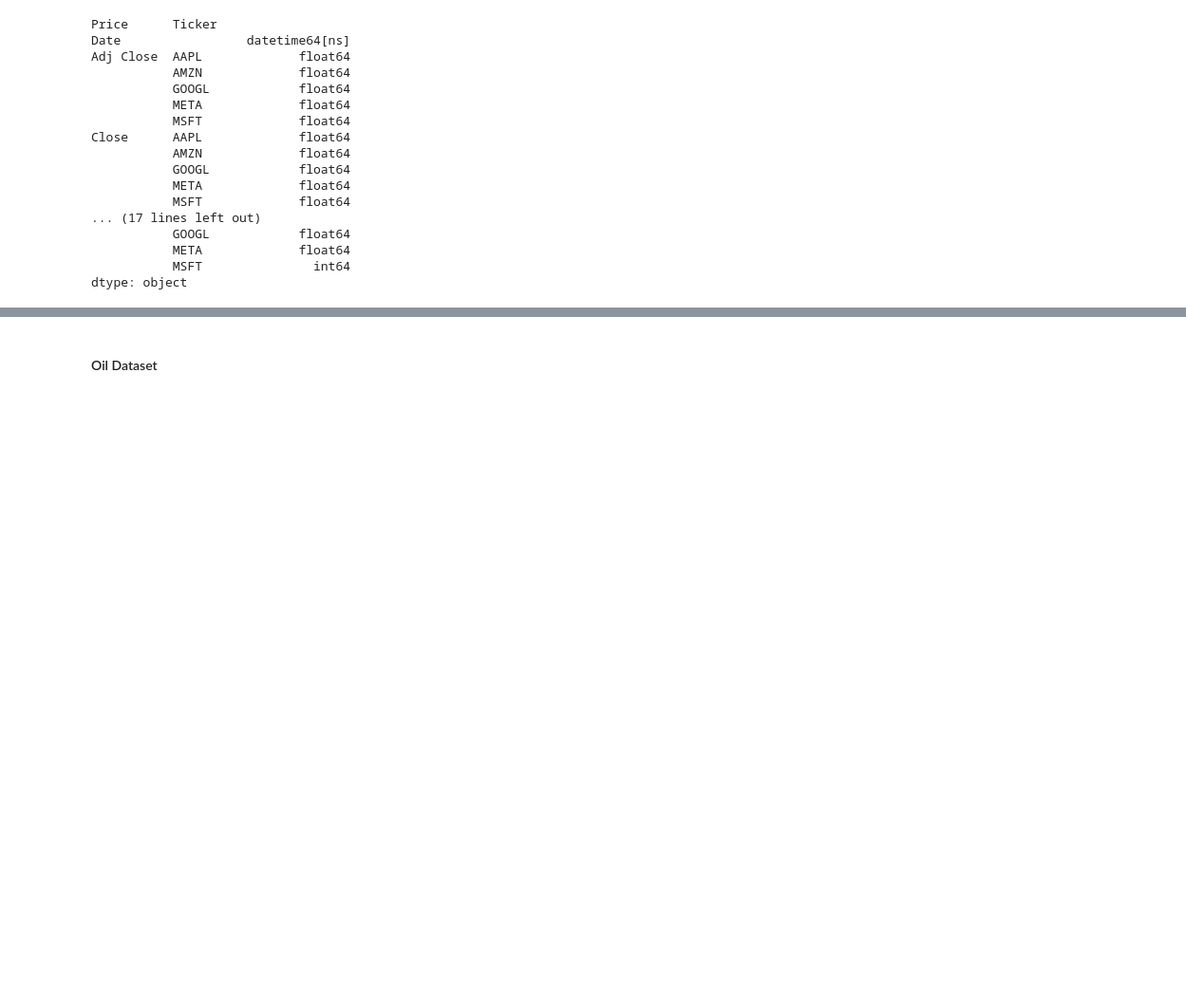
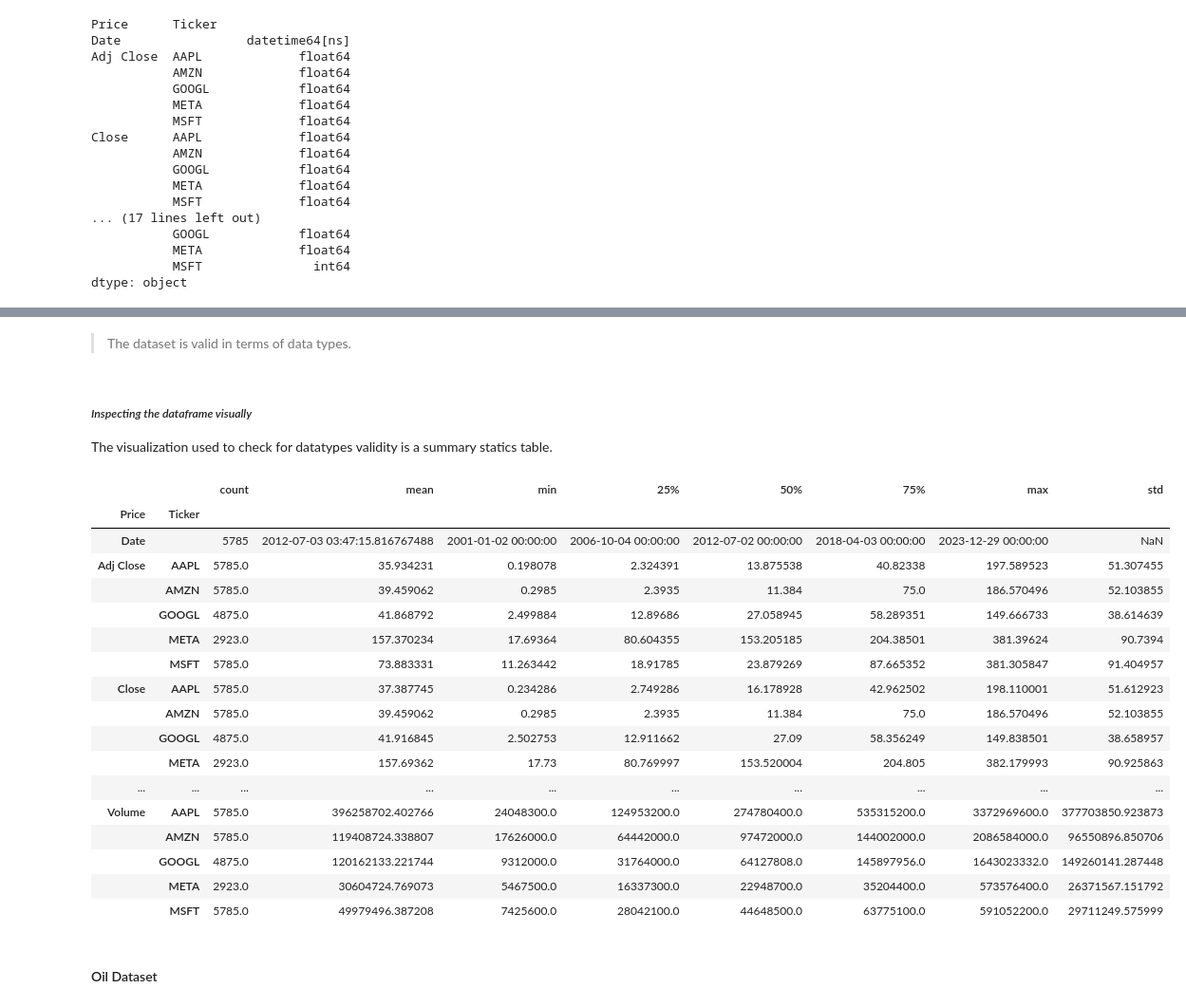
Before and after one commit to sondosaabed/Oil-vs-BigTech-stock-investigation, a Jupyter notebook: oil-bigTechCompanies-investigation.ipynb, the cells around one changed output, grey strips where cells are left out. Shown at 95% size. Cells and saved outputs as stored; diff of their text form; code cells hidden in the pictures; blank space fills up the shorter version.

```diff
--- a/oil-bigTechCompanies-investigation.ipynb
+++ b/oil-bigTechCompanies-investigation.ipynb
@@ -332,5 +347,30 @@ dtype: object
+# %% [markdown]
+> The dataset is valid in terms of data types.
+# %% [markdown]
+##### *Inspecting the dataframe visually*
+The visualization used to check for datatypes validity is a summary statics table.
 # %%
-## Inspecting the dataframe programmatically
+## Inspecting the dataframe visually
+stocks_data.describe().T
+# %% [output]
+|  |  | count | mean | min | 25% | 50% | 75% | max | std |
+| Price | Ticker |  |  |  |  |  |  |  |  |
+| Date |  | 5785 | 2012-07-03 03:47:15.816767488 | 2001-01-02 00:00:00 | 2006-10-04 00:00:00 | 2012-07-02 00:00:00 | 2018-04-03 00:00:00 | 2023-12-29 00:00:00 | NaN |
+| Adj Close | AAPL | 5785.0 | 35.934231 | 0.198078 | 2.324391 | 13.875538 | 40.82338 | 197.589523 | 51.307455 |
+|  | AMZN | 5785.0 | 39.459062 | 0.2985 | 2.3935 | 11.384 | 75.0 | 186.570496 | 52.103855 |
+|  | GOOGL | 4875.0 | 41.868792 | 2.499884 | 12.89686 | 27.058945 | 58.289351 | 149.666733 | 38.614639 |
+|  | META | 2923.0 | 157.370234 | 17.69364 | 80.604355 | 153.205185 | 204.38501 | 381.39624 | 90.7394 |
+|  | MSFT | 5785.0 | 73.883331 | 11.263442 | 18.91785 | 23.879269 | 87.665352 | 381.305847 | 91.404957 |
+| Close | AAPL | 5785.0 | 37.387745 | 0.234286 | 2.749286 | 16.178928 | 42.962502 | 198.110001 | 51.612923 |
+|  | AMZN | 5785.0 | 39.459062 | 0.2985 | 2.3935 | 11.384 | 75.0 | 186.570496 | 52.103855 |
+|  | GOOGL | 4875.0 | 41.916845 | 2.502753 | 12.911662 | 27.09 | 58.356249 | 149.838501 | 38.658957 |
+|  | META | 2923.0 | 157.69362 | 17.73 | 80.769997 | 153.520004 | 204.805 | 382.179993 | 90.925863 |
+| ... | ... | ... | ... | ... | ... | ... | ... | ... | ... |
+| Volume | AAPL | 5785.0 | 396258702.402766 | 24048300.0 | 124953200.0 | 274780400.0 | 535315200.0 | 3372969600.0 | 377703850.923873 |
+|  | AMZN | 5785.0 | 119408724.338807 | 17626000.0 | 64442000.0 | 97472000.0 | 144002000.0 | 2086584000.0 | 96550896.850706 |
+|  | GOOGL | 4875.0 | 120162133.221744 | 9312000.0 | 31764000.0 | 64127808.0 | 145897956.0 | 1643023332.0 | 149260141.287448 |
+|  | META | 2923.0 | 30604724.769073 | 5467500.0 | 16337300.0 | 22948700.0 | 35204400.0 | 573576400.0 | 26371567.151792 |
+|  | MSFT | 5785.0 | 49979496.387208 | 7425600.0 | 28042100.0 | 44648500.0 | 63775100.0 | 591052200.0 | 29711249.575999 |
 # %% [markdown]
 #### Oil Dataset
 # %% [markdown]
```
Also changed, not shown: parts of 26 cells of this notebook.
